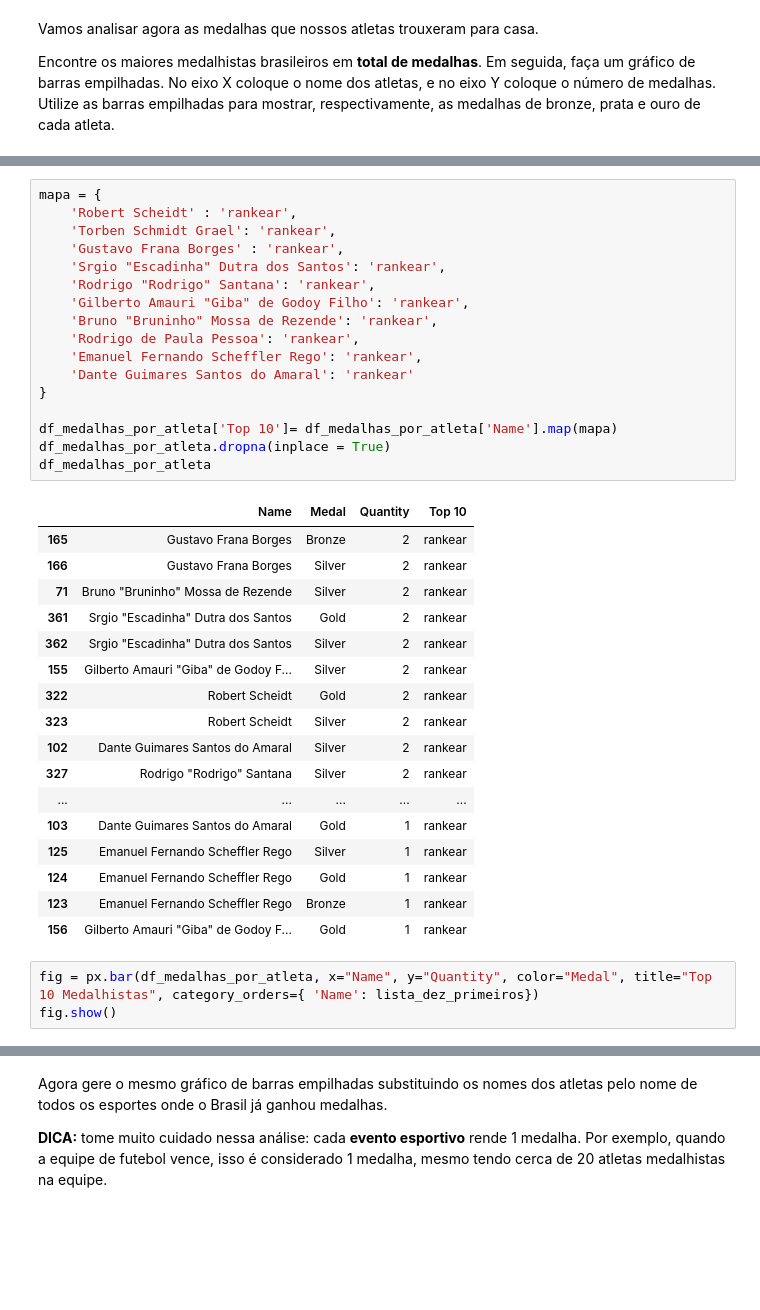
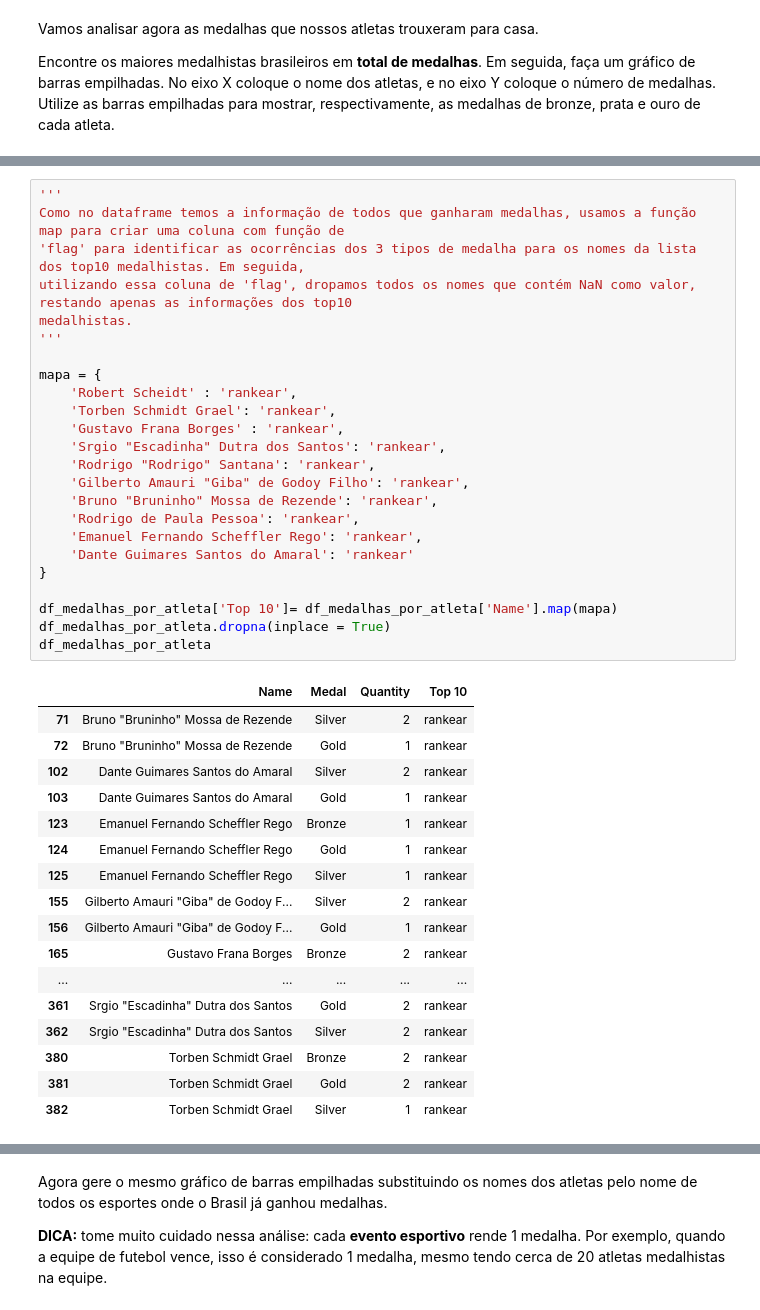
Before and after one commit to pedrobsantana/Projeto-II-Olimpiadas, a Jupyter notebook: Projeto - Dataviz - ADELAIDE.ipynb, the cells around one changed output, grey strips where cells are left out. Cells and saved outputs as stored; diff of their text form; blank space fills up the shorter version.

```diff
--- a/Projeto - Dataviz - ADELAIDE.ipynb
+++ b/Projeto - Dataviz - ADELAIDE.ipynb
@@ -168,38 +191,42 @@ lista_dez_primeiros
 # %%
+'''
+Como no dataframe temos a informação de todos que ganharam medalhas, usamos a função map para criar uma coluna com função de
+'flag' para identificar as ocorrências dos 3 tipos de medalha para os nomes da lista dos top10 medalhistas. Em seguida,
+utilizando essa coluna de 'flag', dropamos todos os nomes que contém NaN como valor, restando apenas as informações dos top10
+medalhistas.
+'''
+
 mapa = {
     'Robert Scheidt' : 'rankear',
     'Torben Schmidt Grael': 'rankear',
     'Gustavo Frana Borges' : 'rankear',
     'Srgio "Escadinha" Dutra dos Santos': 'rankear',
     'Rodrigo "Rodrigo" Santana': 'rankear',
     'Gilberto Amauri "Giba" de Godoy Filho': 'rankear',
     'Bruno "Bruninho" Mossa de Rezende': 'rankear',
     'Rodrigo de Paula Pessoa': 'rankear',
     'Emanuel Fernando Scheffler Rego': 'rankear',
     'Dante Guimares Santos do Amaral': 'rankear'
 }
 
 df_medalhas_por_atleta['Top 10']= df_medalhas_por_atleta['Name'].map(mapa)
 df_medalhas_por_atleta.dropna(inplace = True)
 df_medalhas_por_atleta
 # %% [output]
 |  | Name | Medal | Quantity | Top 10 |
+| 71 | Bruno "Bruninho" Mossa de Rezende | Silver | 2 | rankear |
+| 72 | Bruno "Bruninho" Mossa de Rezende | Gold | 1 | rankear |
+| 102 | Dante Guimares Santos do Amaral | Silver | 2 | rankear |
+| 103 | Dante Guimares Santos do Amaral | Gold | 1 | rankear |
+| 123 | Emanuel Fernando Scheffler Rego | Bronze | 1 | rankear |
+| 124 | Emanuel Fernando Scheffler Rego | Gold | 1 | rankear |
+| 125 | Emanuel Fernando Scheffler Rego | Silver | 1 | rankear |
+| 155 | Gilberto Amauri "Giba" de Godoy F... | Silver | 2 | rankear |
+| 156 | Gilberto Amauri "Giba" de Godoy F... | Gold | 1 | rankear |
 | 165 | Gustavo Frana Borges | Bronze | 2 | rankear |
-| 166 | Gustavo Frana Borges | Silver | 2 | rankear |
-| 71 | Bruno "Bruninho" Mossa de Rezende | Silver | 2 | rankear |
+| ... | ... | ... | ... | ... |
 | 361 | Srgio "Escadinha" Dutra dos Santos | Gold | 2 | rankear |
 | 362 | Srgio "Escadinha" Dutra dos Santos | Silver | 2 | rankear |
-| 155 | Gilberto Amauri "Giba" de Godoy F... | Silver | 2 | rankear |
-| 322 | Robert Scheidt | Gold | 2 | rankear |
-| 323 | Robert Scheidt | Silver | 2 | rankear |
-| 102 | Dante Guimares Santos do Amaral | Silver | 2 | rankear |
-| 327 | Rodrigo "Rodrigo" Santana | Silver | 2 | rankear |
-| ... | ... | ... | ... | ... |
-| 103 | Dante Guimares Santos do Amaral | Gold | 1 | rankear |
-| 125 | Emanuel Fernando Scheffler Rego | Silver | 1 | rankear |
-| 124 | Emanuel Fernando Scheffler Rego | Gold | 1 | rankear |
-| 123 | Emanuel Fernando Scheffler Rego | Bronze | 1 | rankear |
-| 156 | Gilberto Amauri "Giba" de Godoy F... | Gold | 1 | rankear |
+| 380 | Torben Schmidt Grael | Bronze | 2 | rankear |
+| 381 | Torben Schmidt Grael | Gold | 2 | rankear |
+| 382 | Torben Schmidt Grael | Silver | 1 | rankear |
-# %%
-fig = px.bar(df_medalhas_por_atleta, x="Name", y="Quantity", color="Medal", title="Top 10 Medalhistas", category_orders={ 'Name': lista_dez_primeiros})
-fig.show()
```
Also changed, not shown: parts of 60 cells of this notebook.
